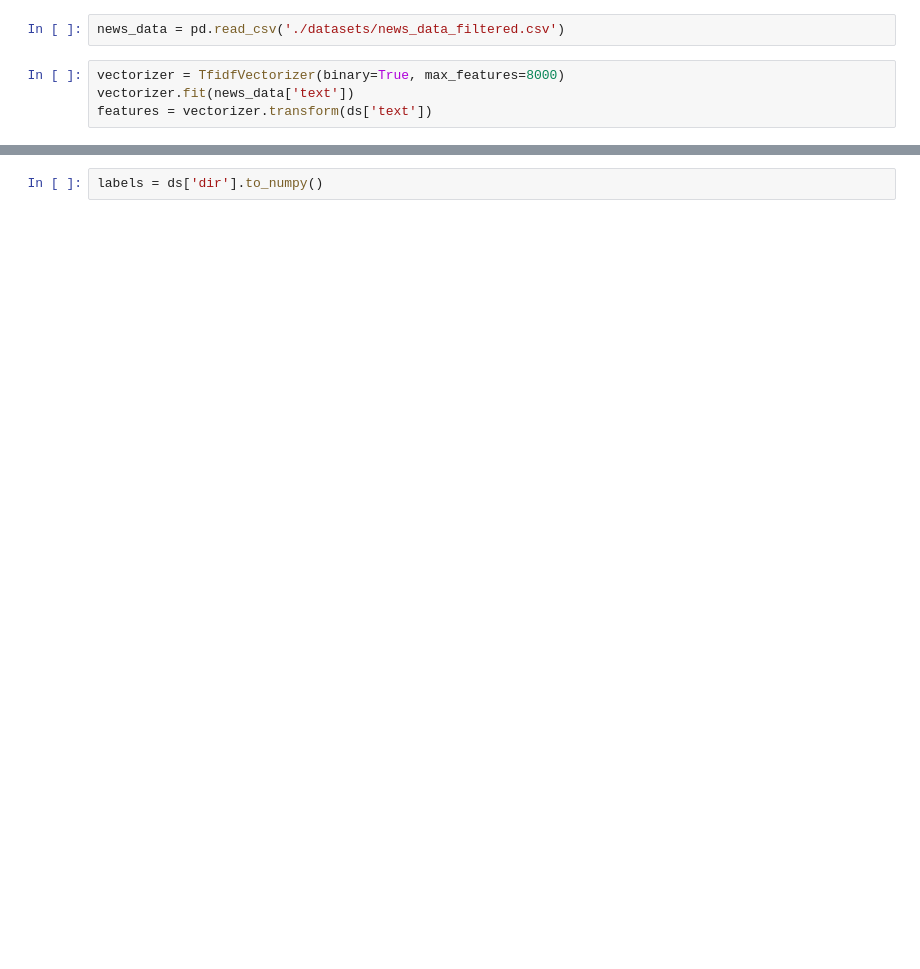
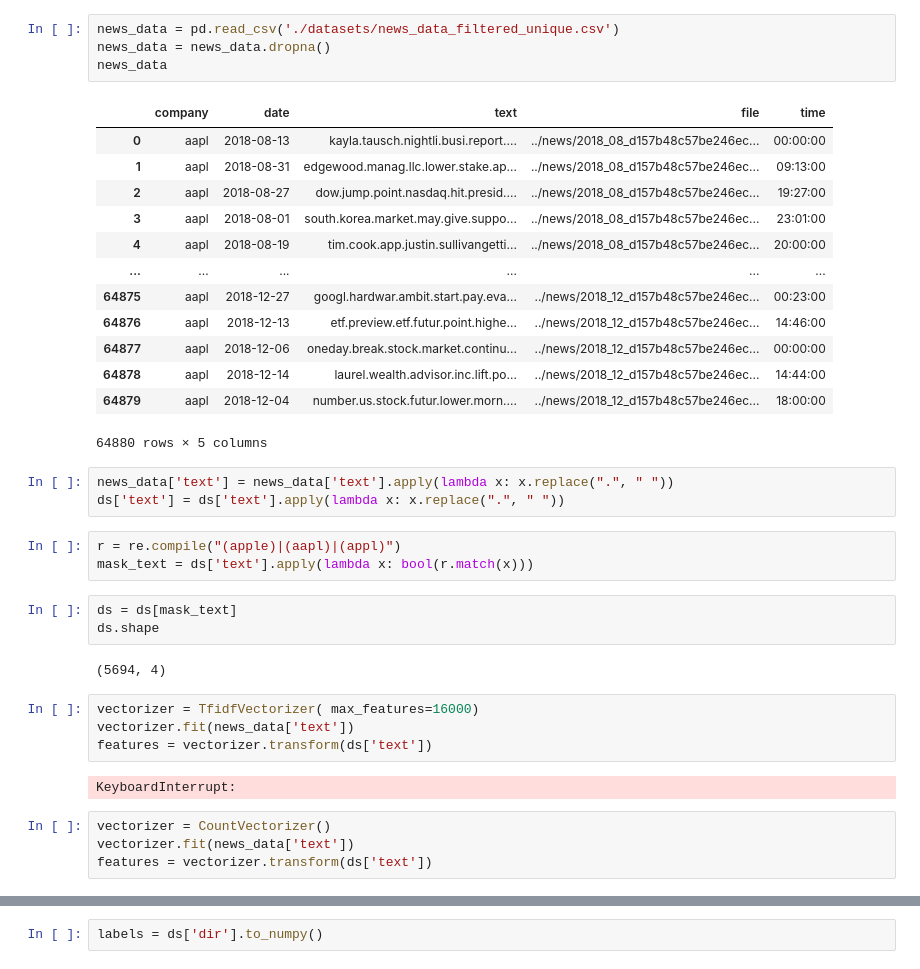
Before and after one commit to nick-moran/stock_pred_proj, a Jupyter notebook: logistic_regression.ipynb, the cells around one changed output, grey strips where cells are left out. Saved outputs shown, nothing was run; the diff lists cells and outputs as text; blank space fills up the shorter version.

```diff
--- a/logistic_regression.ipynb
+++ b/logistic_regression.ipynb
@@ -24,6 +27,39 @@ ds
 # %%
-news_data = pd.read_csv('./datasets/news_data_filtered.csv')
+news_data = pd.read_csv('./datasets/news_data_filtered_unique.csv')
+news_data = news_data.dropna()
+news_data
+# %% [output]
+|  | company | date | text | file | time |
+| 0 | aapl | 2018-08-13 | kayla.tausch.nightli.busi.report.... | ../news/2018_08_d157b48c57be246ec... | 00:00:00 |
+| 1 | aapl | 2018-08-31 | edgewood.manag.llc.lower.stake.ap... | ../news/2018_08_d157b48c57be246ec... | 09:13:00 |
+| 2 | aapl | 2018-08-27 | dow.jump.point.nasdaq.hit.presid.... | ../news/2018_08_d157b48c57be246ec... | 19:27:00 |
+| 3 | aapl | 2018-08-01 | south.korea.market.may.give.suppo... | ../news/2018_08_d157b48c57be246ec... | 23:01:00 |
+| 4 | aapl | 2018-08-19 | tim.cook.app.justin.sullivangetti... | ../news/2018_08_d157b48c57be246ec... | 20:00:00 |
+| ... | ... | ... | ... | ... | ... |
+| 64875 | aapl | 2018-12-27 | googl.hardwar.ambit.start.pay.eva... | ../news/2018_12_d157b48c57be246ec... | 00:23:00 |
+| 64876 | aapl | 2018-12-13 | etf.preview.etf.futur.point.highe... | ../news/2018_12_d157b48c57be246ec... | 14:46:00 |
+| 64877 | aapl | 2018-12-06 | oneday.break.stock.market.continu... | ../news/2018_12_d157b48c57be246ec... | 00:00:00 |
+| 64878 | aapl | 2018-12-14 | laurel.wealth.advisor.inc.lift.po... | ../news/2018_12_d157b48c57be246ec... | 14:44:00 |
+| 64879 | aapl | 2018-12-04 | number.us.stock.futur.lower.morn.... | ../news/2018_12_d157b48c57be246ec... | 18:00:00 |
+64880 rows × 5 columns
+# %%
+news_data['text'] = news_data['text'].apply(lambda x: x.replace(".", " "))
+ds['text'] = ds['text'].apply(lambda x: x.replace(".", " "))
+# %%
+r = re.compile("(apple)|(aapl)|(appl)")
+mask_text = ds['text'].apply(lambda x: bool(r.match(x)))
+# %%
+ds = ds[mask_text]
+ds.shape
+# %% [output]
+(5694, 4)
 # %%
-vectorizer = TfidfVectorizer(binary=True, max_features=8000)
+vectorizer = TfidfVectorizer( max_features=16000)
 vectorizer.fit(news_data['text'])
 features = vectorizer.transform(ds['text'])
+# %% [output]
+KeyboardInterrupt:
+# %%
+vectorizer = CountVectorizer()
+vectorizer.fit(news_data['text'])
+features = vectorizer.transform(ds['text'])
```
Also changed, not shown: parts of 13 cells of this notebook, 8 other files.
